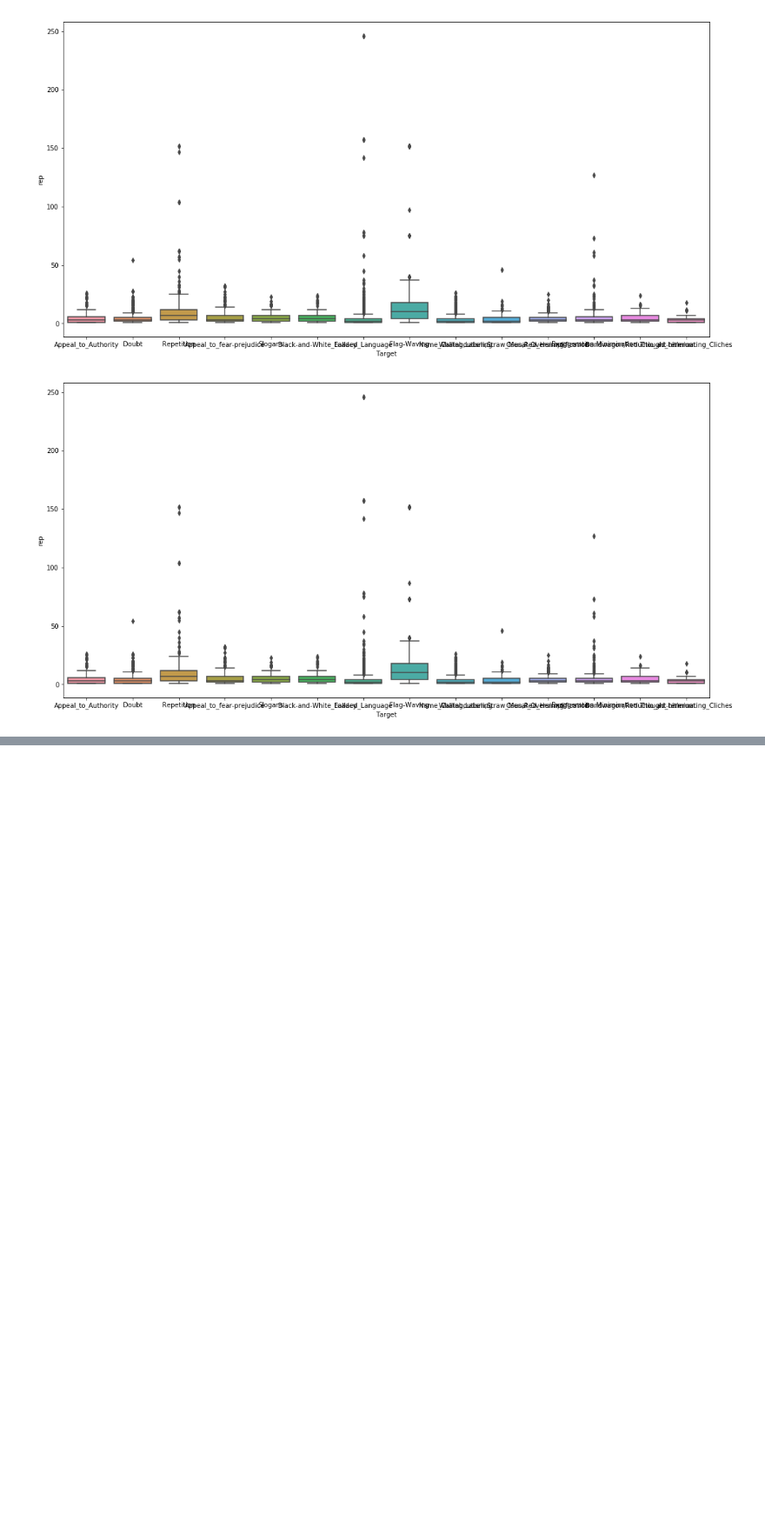
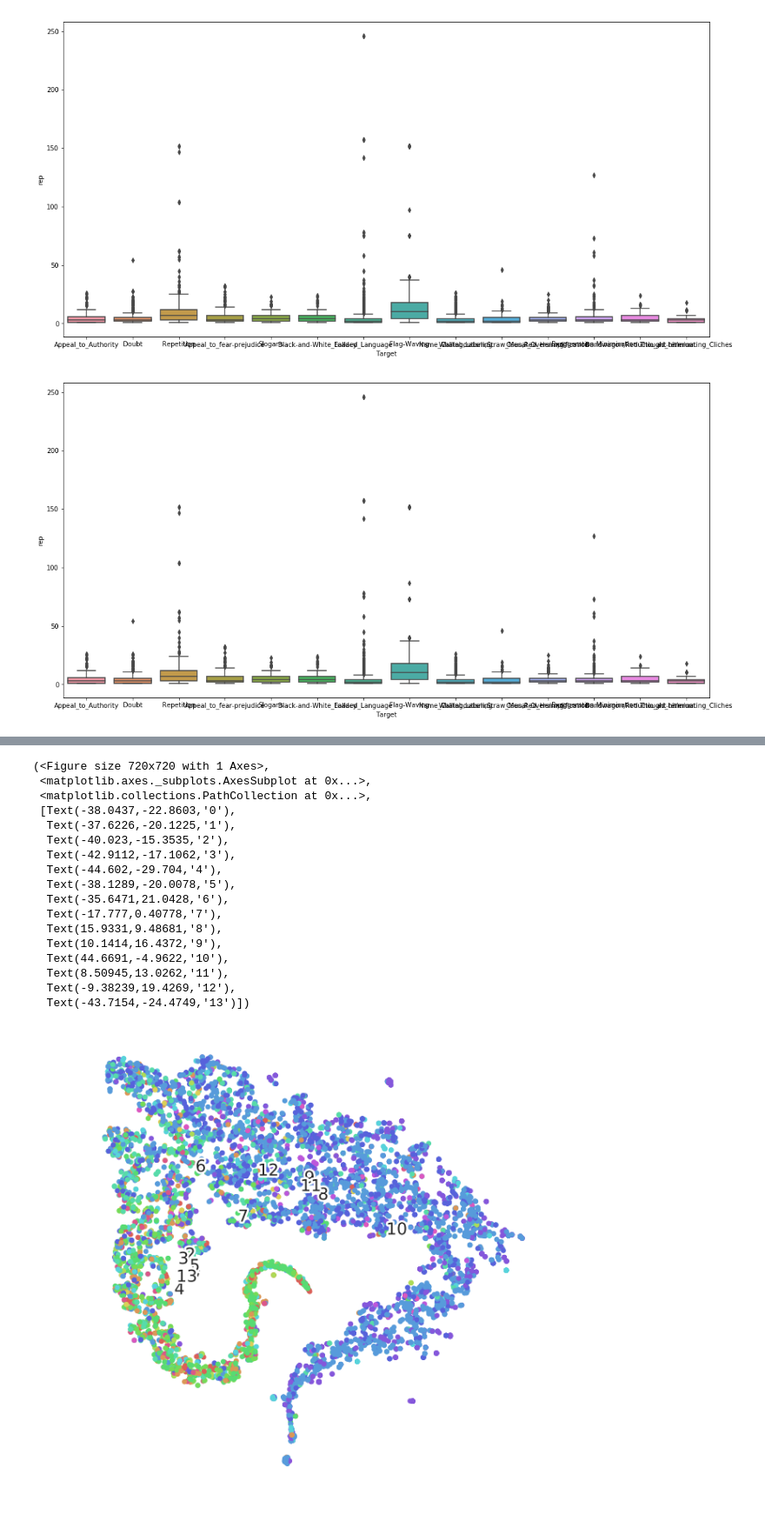
Before and after one commit to harel-coffee/News-Propaganda-Detection-auto, a Jupyter notebook: Feat_Ext.ipynb, the cells around one changed output, grey strips where cells are left out. Shown at 87% size. Drawn from its saved outputs; the diff is of its cells as text; code cells hidden in the pictures; blank space fills up the shorter version.

```diff
--- a/Feat_Ext.ipynb
+++ b/Feat_Ext.ipynb
@@ -22,0 +38,3 @@ for thresh in range(75,100,5):
+# %%
+lev_values=lev.values
+lev_values.sort(axis=1)
@@ -22,0 +156,21 @@ for thresh in range(75,100,5):
+# %%
+fashion_scatter(fashion_pca_tsne_l, y,figsize=(10,10))
+# %% [output]
+(<Figure size 720x720 with 1 Axes>,
+ <matplotlib.axes._subplots.AxesSubplot at 0x...>,
+ <matplotlib.collections.PathCollection at 0x...>,
+ [Text(-38.0437,-22.8603,'0'),
+  Text(-37.6226,-20.1225,'1'),
+  Text(-40.023,-15.3535,'2'),
+  Text(-42.9112,-17.1062,'3'),
+  Text(-44.602,-29.704,'4'),
+  Text(-38.1289,-20.0078,'5'),
+  Text(-35.6471,21.0428,'6'),
+  Text(-17.777,0.40778,'7'),
+  Text(15.9331,9.48681,'8'),
+  Text(10.1414,16.4372,'9'),
+  Text(44.6691,-4.9622,'10'),
+  Text(8.50945,13.0262,'11'),
+  Text(-9.38239,19.4269,'12'),
+  Text(-43.7154,-24.4749,'13')])
+[figure, added]
```
Also changed, not shown: parts of 17 cells of this notebook, 5 other files.
